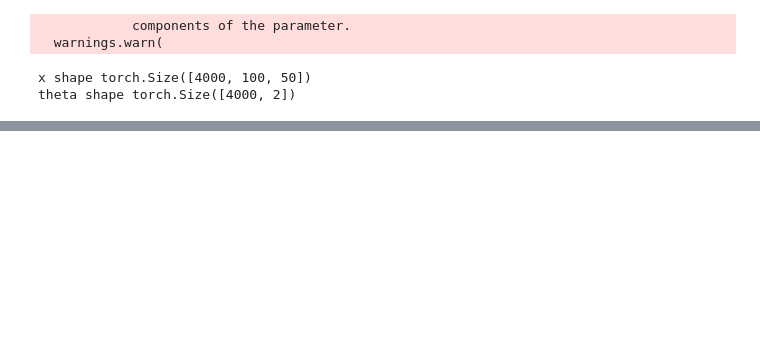
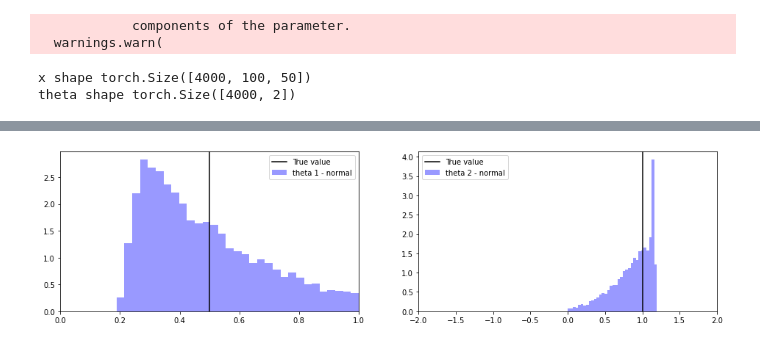
Before and after one commit to huangdaolang/robust-sbi, a Jupyter notebook: OUP-NPE.ipynb, the cells around one changed output, grey strips where cells are left out. Cells and saved outputs as stored; diff of their text form; code cells hidden in the pictures; blank space fills up the shorter version.

```diff
--- a/OUP-NPE.ipynb
+++ b/OUP-NPE.ipynb
@@ -138,0 +132,8 @@ posterior_normal = inference_normal.build_posterior(density_estimator_normal)
+# %%
+torch.save(sum_net_normal, "objects/sum_net_normal.pkl")
+with open("objects/posterior_normal.pkl", "wb") as handle:
+    pickle.dump(posterior_normal, handle)
+# %%
+sum_net_normal = torch.load("objects/sum_net_normal.pkl", map_location=device)
+with open("objects/posterior_normal.pkl", "rb") as handle:
+    posterior_normal = CPU_Unpickler(handle).load() if device == torch.device('cpu') else pickle.load(handle)
@@ -139,34 +202,22 @@ posterior_normal = inference_normal.build_posterior(density_estimator_normal)
 # %%
-theta_gt = torch.tensor([0.5, 1.0])
-
-obs = oup(theta_gt).to(device)
-
-post_samples_normal = posterior_normal.sample((10000,), x=obs.reshape(1, 100, 50))
+post_samples_normal = posterior_normal.sample((10000,), x=obs.reshape(1, 1, 100, 50))
 # post_samples_robust = posterior_robust.sample((10000,), x=obs.reshape(1, 100, 40))
 
-plt.figure(figsize=(16,8))
-plt.subplot(2, 2, 1)
-plt.axvline(x=theta_gt[0][0],ls="-",c="black", label="True value")
+plt.figure(figsize=(16,4))
+plt.subplot(1, 2, 1)
+plt.axvline(x=theta_gt[0],ls="-",c="black", label="True value")
 sns.distplot(post_samples_normal[:, 0].cpu().numpy(), color='blue', kde=False, norm_hist=True, label="theta 1 - normal")
 # sns.distplot(post_samples_robust[:, 0].cpu().numpy(), color='red', kde=False, norm_hist=True, label="theta 1 - robust")
 plt.legend()
+plt.xlim(0, 1)
 
-plt.subplot(2, 2, 2)
-plt.axvline(x=theta_gt[0][1],ls="-",c="black", label="True value")
+plt.subplot(1, 2, 2)
+plt.axvline(x=theta_gt[1],ls="-",c="black", label="True value")
 sns.distplot(post_samples_normal[:, 1].cpu().numpy(), color='blue', kde=False, norm_hist=True, label="theta 2 - normal")
 # sns.distplot(post_samples_robust[:, 1].cpu().numpy(), color='red', kde=False, norm_hist=True, label="theta 2 - robust")
 plt.legend()
-
-plt.subplot(2, 2, 3)
-plt.axvline(x=theta_gt[0][2],ls="-",c="black", label="True value")
-sns.distplot(post_samples_normal[:, 2].cpu().numpy(), color='blue', kde=False, norm_hist=True, label="theta 1 - normal")
-# sns.distplot(post_samples_robust[:, 0].cpu().numpy(), color='red', kde=False, norm_hist=True, label="theta 1 - robust")
-plt.legend()
-
-plt.subplot(2, 2, 4)
-plt.axvline(x=theta_gt[0][3],ls="-",c="black", label="True value")
-sns.distplot(post_samples_normal[:, 3].cpu().numpy(), color='blue', kde=False, norm_hist=True, label="theta 2 - normal")
-# sns.distplot(post_samples_robust[:, 1].cpu().numpy(), color='red', kde=False, norm_hist=True, label="theta 2 - robust")
-plt.legend()
+plt.xlim(-2, 2)
 
 plt.show()
+# %% [output]
+[figure, added]
```
Also changed, not shown: parts of 9 cells of this notebook, 8 other files.
